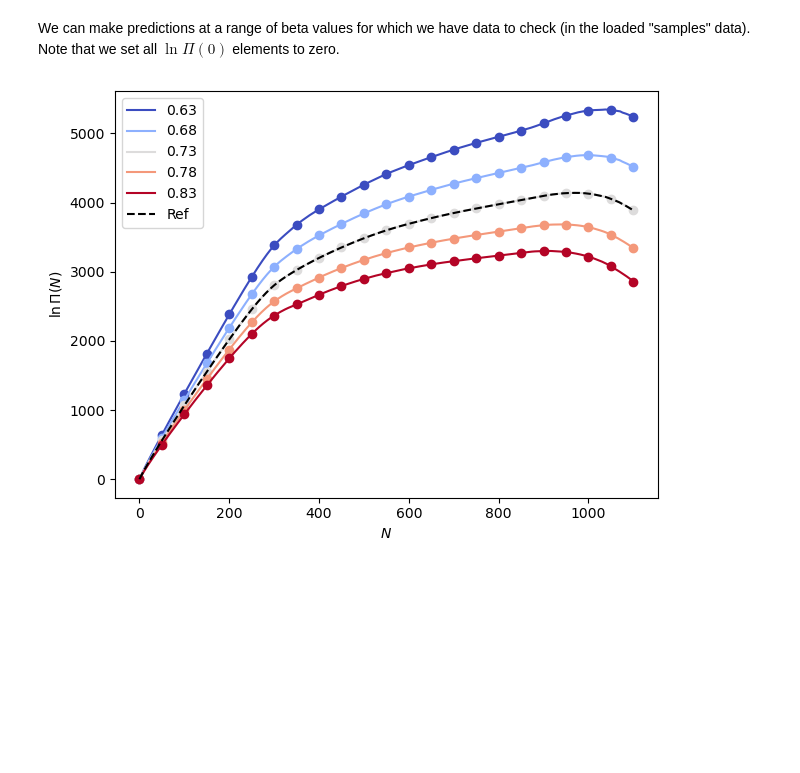
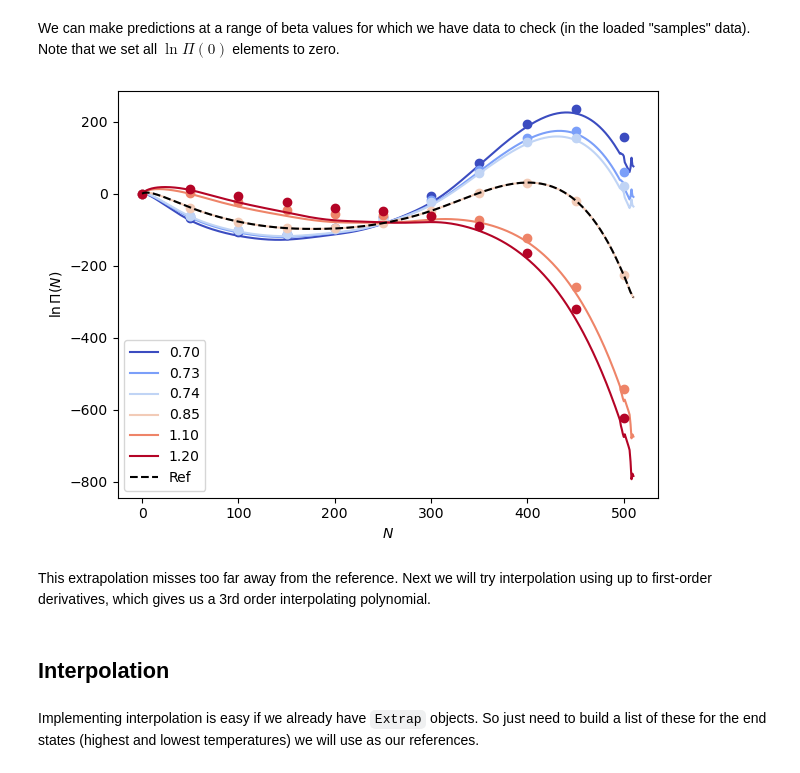
Before and after one commit to usnistgov/thermoextrap, a Jupyter notebook: notebooks/Macrostate_Dist_Extrap.ipynb, the cells around one changed output. Saved outputs shown, nothing was run; the diff lists cells and outputs as text; code cells hidden in the pictures; blank space fills up the shorter version.

Commit message:
New tutorial in Macrostate_Dist_Extrap with LJ dataset and also added lnPi interpolation to that notebook.

```diff
--- a/notebooks/Macrostate_Dist_Extrap.ipynb
+++ b/notebooks/Macrostate_Dist_Extrap.ipynb
@@ -65,0 +68,5 @@ We need to import `thermoextrap` generally for access to data classes, then `xpa
+# %%
+temps = np.array([0.70, 0.73, 0.74, 0.85, 1.10, 1.20])
+betas = 1.0 / temps # Reduced temperature is Tr = kB*T/eps, so beta is also dimensionless as eps/kB*T
+
+data_dicts = [load_data(t) for t in temps]
@@ -82,6 +95,7 @@ Based on the discussion above, we start by creating a custom data callback objec
 # %%
 # for lnPi extrapolation, we need to setup a DataCallback
 # see definition in xpan_lnPi
+ref = data_dicts[3]
 meta_lnpi = xpan_lnPi.lnPiDataCallback(ref['lnPi'], ref['mu'], dims_n=['n'], dims_comp='comp')
 # %% [markdown]
 In the above callback, the first argument is the reference $\ln \Pi$ we're extrapolating from, the second argument is the chemical potential $\mu$, `dims_n` is the dimension of the input xarray `DataArray` over which the particle number $N$ changes, and if you really want to understand what `dims_comp` is you'll have to ask Bill.
@@ -102,29 +116,35 @@ em_lnpi = xpan_lnPi.factory_extrapmodel_lnPi(beta=ref['beta'],
 # %% [markdown]
 We can make predictions at a range of beta values for which we have data to check (in the loaded "samples" data). Note that we set all $\ln \Pi (0)$ elements to zero.
 # %%
-out_lnpi = em_lnpi.predict(betas)
+out_lnpi = em_lnpi.predict(betas).mean(dim='rec')
 out_lnpi -= out_lnpi.sel(n=0)
 # %%
 #Plot the results
 fig, ax = plt.subplots()
 
 colors = plt.cm.coolwarm(np.linspace(0.0, 1.0, len(betas)))
 
 n_vals = np.arange(out_lnpi.sizes['n'])
 
 for i, b in enumerate(betas):
     ax.plot(n_vals, out_lnpi.sel(beta=b), color=colors[i], label='%1.2f'%temps[i])
-    ax.plot(n_vals[::50], samples[i]['lnPi'].values[::50], 'o', color=colors[i])
+    ax.plot(n_vals[::50], data_dicts[i]['lnPi'].mean(dim='rec').values[::50], 'o', color=colors[i])
 
-ax.plot(n_vals, ref['lnPi'], 'k--', label='Ref')
+ax.plot(n_vals, ref['lnPi'].mean(dim='rec'), 'k--', label='Ref')
 
 ax.set_xlabel(r'$N$')
 ax.set_ylabel('$\ln \Pi (N)$')
 
 ax.legend()
 
 fig.tight_layout()
 
 plt.show()
 # %% [output]
-[figure, old version]
+[figure, new version]
+# %% [markdown]
+This extrapolation misses too far away from the reference. Next we will try interpolation using up to first-order derivatives, which gives us a 3rd order interpolating polynomial.
+# %% [markdown]
+## Interpolation
+# %% [markdown]
+Implementing interpolation is easy if we already have `Extrap` objects. So just need to build a list of these for the end states (highest and lowest temperatures) we will use as our references.
```
Also changed, not shown: parts of 12 cells of this notebook.
